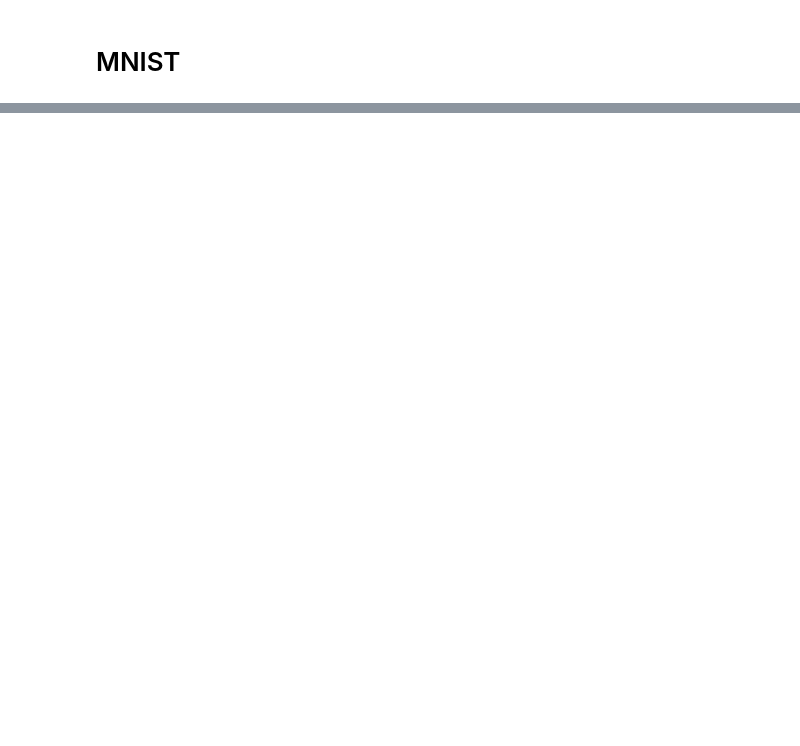
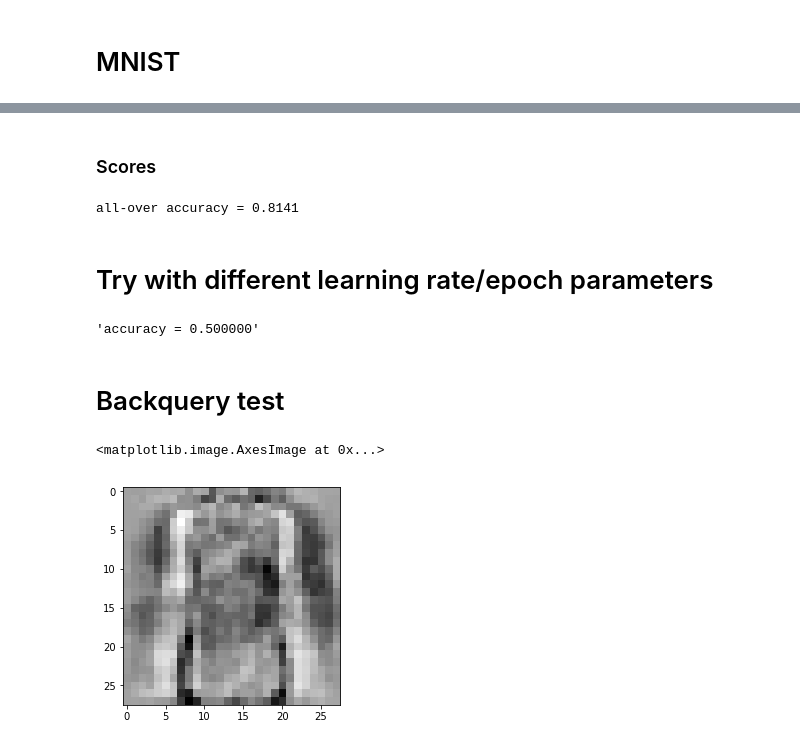
Before and after one commit to mkulke/ml-playground, a Jupyter notebook: Mgns.ipynb, the cells around one changed output, grey strips where cells are left out. Cells and saved outputs as stored; diff of their text form; code cells hidden in the pictures; blank space fills up the shorter version.

```diff
--- a/Mgns.ipynb
+++ b/Mgns.ipynb
@@ -202,6 +132,6 @@ Using a specified number of input, hidden and output nodes and a learning_rate.
 # %%
 no_of_output_nodes = 10
 no_of_input_nodes = 28 * 28
-no_of_hidden_nodes = 100
-learning_rate = 0.15
+no_of_hidden_nodes = 200
+learning_rate = 0.1
 nn = NeuralNetwork(no_of_input_nodes, no_of_hidden_nodes, no_of_output_nodes, learning_rate)
@@ -358,0 +245,38 @@ plt.imshow(image_data.reshape(28,28), cmap='Greys', interpolation='None')
+# %% [markdown]
+### Scores
+# %%
+scores = get_scores(nn, full_test_records)
+print "all-over accuracy = {}".format(float(numpy.asarray(scores).sum()) / len(scores))
+# %% [output]
+all-over accuracy = 0.8141
+# %% [markdown]
+# Try with different learning rate/epoch parameters
+# %%
+learning_rate = 0.2
+no_of_hidden_nodes = 200
+nn2 = NeuralNetwork(no_of_input_nodes, no_of_hidden_nodes, no_of_output_nodes, learning_rate)
+
+train(network=nn2, epochs=10, data_list=small_training_data_lines)
+
+scores = get_scores(nn2, full_test_records)
+"accuracy = {:f}".format(float(numpy.asarray(scores).sum()) / len(scores))
+# %% [output]
+'accuracy = 0.500000'
+# %% [markdown]
+# Backquery test
+# %%
+# label to test
+label = 0
+# create the output signals for this label
+targets = numpy.zeros(no_of_output_nodes) + 0.01
+# all_values[0] is the target label for this record
+targets[label] = 0.99
+
+# get image data
+image_data = nn.backquery(targets)
+
+# plot image data
+plt.imshow(image_data.reshape(28,28), cmap='Greys', interpolation='None')
+# %% [output]
+<matplotlib.image.AxesImage at 0x...>
+[figure, added]
```
Also changed, not shown: parts of 51 cells of this notebook.
